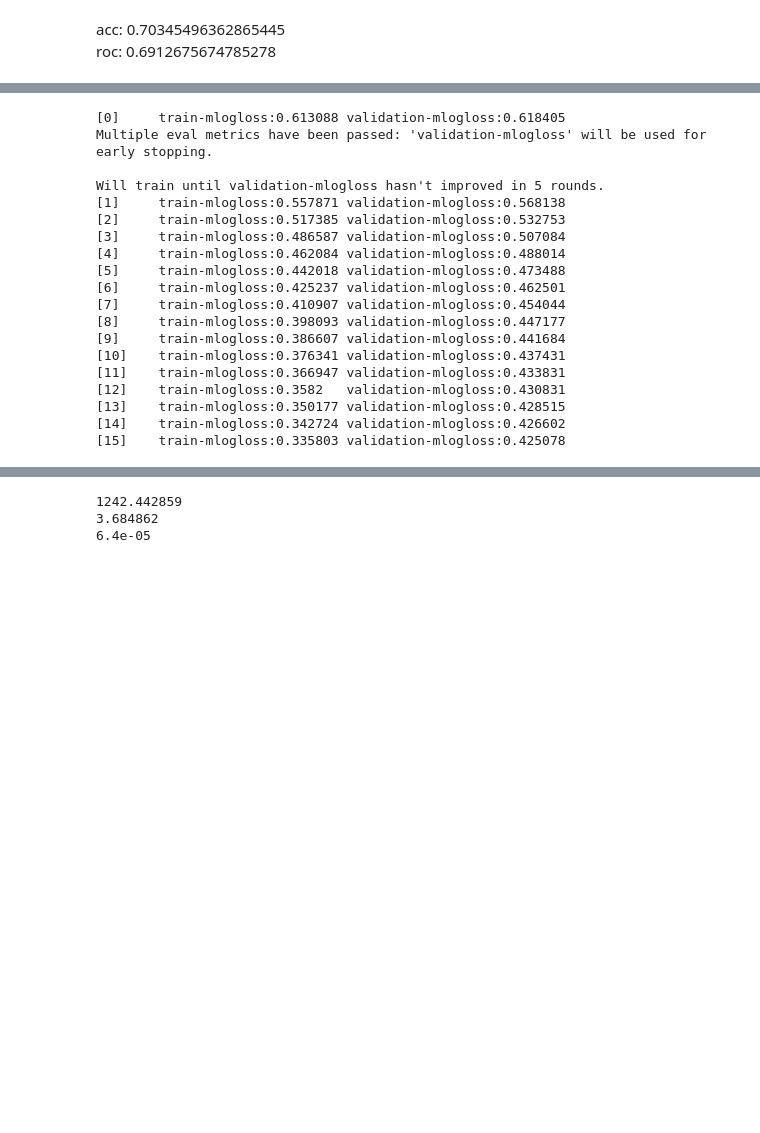
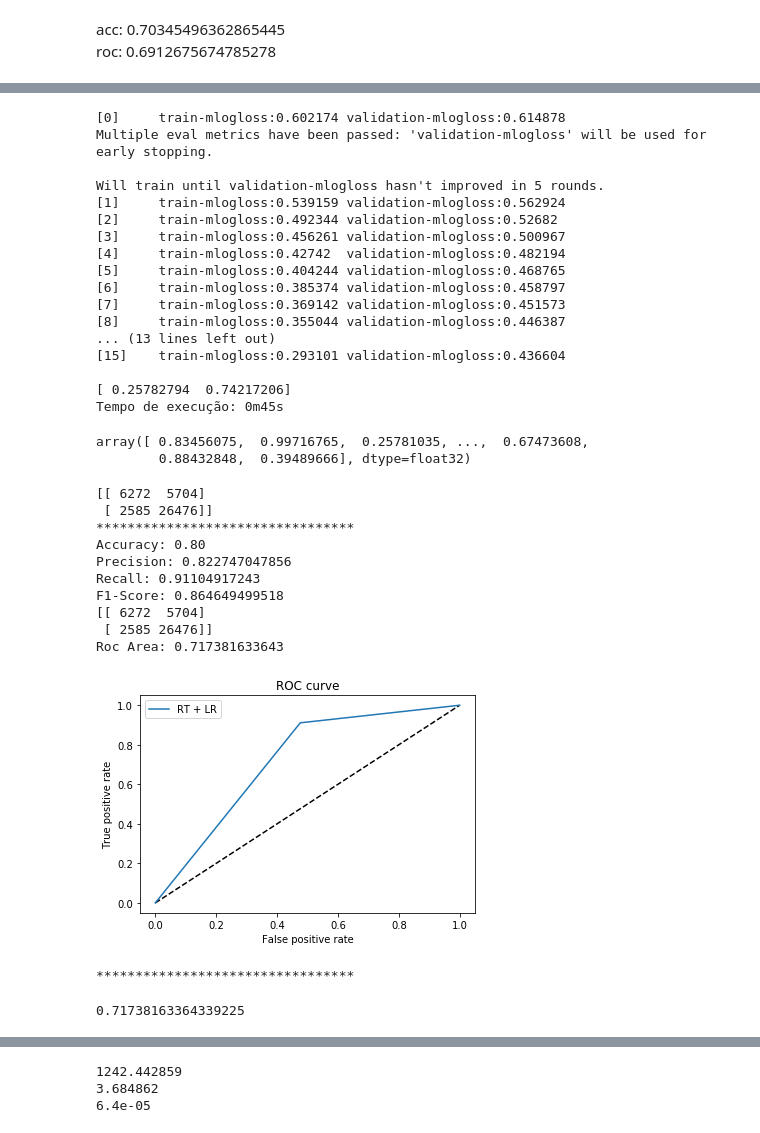
Before and after one commit to wandersoncferreira/DataScienceGame2017, a Jupyter notebook: moneda/4 - XGBoost + User Specific.ipynb, the cells around one changed output, grey strips where cells are left out. Drawn from its saved outputs; the diff is of its cells as text; code cells hidden in the pictures; blank space fills up the shorter version.

```diff
--- a/moneda/4 - XGBoost + User Specific.ipynb
+++ b/moneda/4 - XGBoost + User Specific.ipynb
@@ -416,24 +452,24 @@ start = time()
 xg_train = xgb.DMatrix(X_train, label=y_train, missing=np.NaN)
 xg_test = xgb.DMatrix(X_test, label=y_test, missing=np.NaN)
 xg_val = xgb.DMatrix(X_val, label=y_val, missing=np.NaN)
-param = {'max_depth':52,
+param = {'max_depth':30,
          'eta':0.2,
          'silent':0,
          'objective':'multi:softprob',
          "booster": "gbtree",
          "max_delta_step":1,
-         "alpha": 5,
-         "lambda": 2,
-         "scale_pos_weight": class_ratio,
+         "alpha": 1,
+         "lambda": 0,
+         #"scale_pos_weight": class_ratio,
          "eval_metric": "mlogloss"}
 
 ### Objectives
 ## 'binary:logistic'
 ## 'multi:softprob'
 param['num_class'] = 2
-param["min_child_weight"] = 1
+param["min_child_weight"] = 10
 param["colsample_bytree"] = 1
-num_round = 33
+num_round = 300
 
 watchlist = [(xg_train,'train'), (xg_val,'validation')]
 
@@ -444,35 +480,51 @@ bst = xgb.train(param,
                 watchlist,
                 early_stopping_rounds=5)
 
-yprob = bst.predict( xg_test ).reshape( y_test.shape[0], 2)
+yprob = bst.predict( xg_test )#.reshape( y_test.shape[0], 2)
 print(yprob[0])
 
 print('Tempo de execução: {0}m{1}s'.format(int((time()-start)/60),
              int((time()-start)%60 )))
 # %% [output]
-[0]     train-mlogloss:0.613088 validation-mlogloss:0.618405
+[0]     train-mlogloss:0.602174 validation-mlogloss:0.614878
 Multiple eval metrics have been passed: 'validation-mlogloss' will be used for early stopping.
 
 Will train until validation-mlogloss hasn't improved in 5 rounds.
-[1]     train-mlogloss:0.557871 validation-mlogloss:0.568138
-[2]     train-mlogloss:0.517385 validation-mlogloss:0.532753
-[3]     train-mlogloss:0.486587 validation-mlogloss:0.507084
-[4]     train-mlogloss:0.462084 validation-mlogloss:0.488014
-[5]     train-mlogloss:0.442018 validation-mlogloss:0.473488
-[6]     train-mlogloss:0.425237 validation-mlogloss:0.462501
-[7]     train-mlogloss:0.410907 validation-mlogloss:0.454044
-[8]     train-mlogloss:0.398093 validation-mlogloss:0.447177
-[9]     train-mlogloss:0.386607 validation-mlogloss:0.441684
-[10]    train-mlogloss:0.376341 validation-mlogloss:0.437431
-[11]    train-mlogloss:0.366947 validation-mlogloss:0.433831
-[12]    train-mlogloss:0.3582   validation-mlogloss:0.430831
-[13]    train-mlogloss:0.350177 validation-mlogloss:0.428515
-[14]    train-mlogloss:0.342724 validation-mlogloss:0.426602
-[15]    train-mlogloss:0.335803 validation-mlogloss:0.425078
+[1]     train-mlogloss:0.539159 validation-mlogloss:0.562924
+[2]     train-mlogloss:0.492344 validation-mlogloss:0.52682
+[3]     train-mlogloss:0.456261 validation-mlogloss:0.500967
+[4]     train-mlogloss:0.42742  validation-mlogloss:0.482194
+[5]     train-mlogloss:0.404244 validation-mlogloss:0.468765
+[6]     train-mlogloss:0.385374 validation-mlogloss:0.458797
+[7]     train-mlogloss:0.369142 validation-mlogloss:0.451573
+[8]     train-mlogloss:0.355044 validation-mlogloss:0.446387
+... (13 lines left out)
+[15]    train-mlogloss:0.293101 validation-mlogloss:0.436604
+
+[ 0.25782794  0.74217206]
+Tempo de execução: 0m45s
 # %%
-yprob = bst.predict( xg_test ).reshape( y_test.shape[0], 2)
+yprob = bst.predict( xg_test )#.reshape( y_test.shape[0], 2)
+yprob
+# %% [output]
+array([ 0.83456075,  0.99716765,  0.25781035, ...,  0.67473608,
+        0.88432848,  0.39489666], dtype=float32)
 # %%
-y_pred = [1 if y[0] <= 0.5 else 0 for y in yprob]
+y_pred = [1 if y > 0.5 else 0 for y in yprob]
 print(metrics.confusion_matrix(y_test, y_pred))
 
 complete_report(y_test, y_pred)
+# %% [output]
+[[ 6272  5704]
+ [ 2585 26476]]
+*********************************
+Accuracy: 0.80
+Precision: 0.822747047856
+Recall: 0.91104917243
+F1-Score: 0.864649499518
+[[ 6272  5704]
+ [ 2585 26476]]
+Roc Area: 0.717381633643
+[figure, added]
+*********************************
+0.71738163364339225
```
Also changed, not shown: parts of 24 cells of this notebook, 12 other files.
